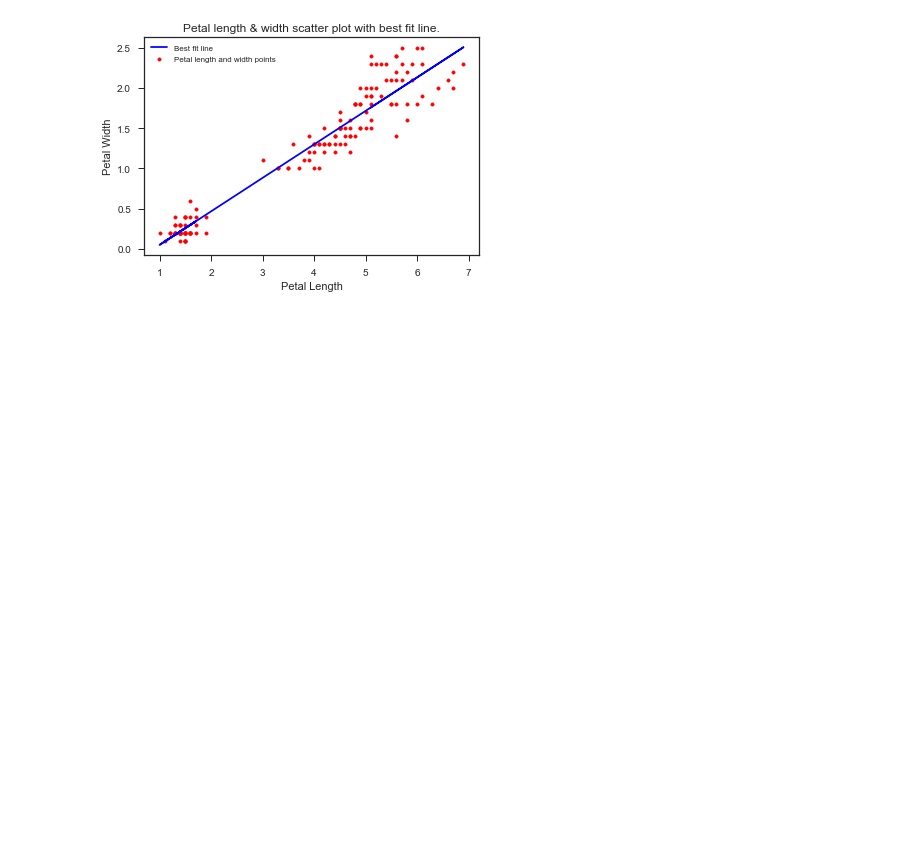
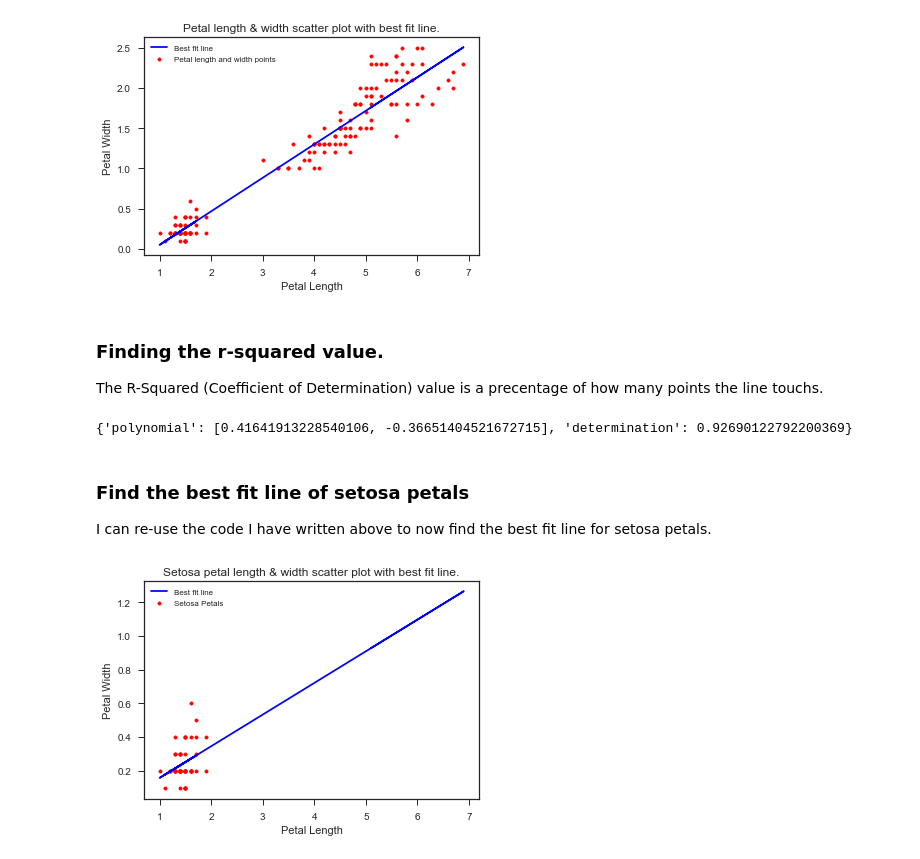
Before and after one commit to ImErvin/JupyterPyplotNumpy-Problem-Sheet, a Jupyter notebook: IrisNotebook.ipynb, the cells around one changed output. Drawn from its saved outputs; the diff is of its cells as text; code cells hidden in the pictures; blank space fills up the shorter version.

Commit message:
Retrieved r^2 using formula and drew the best fit line of setosa petals

```diff
--- a/IrisNotebook.ipynb
+++ b/IrisNotebook.ipynb
@@ -203,3 +203,61 @@ plt.show()
 # %% [output]
 Best slope: 0.4164194 and cost: -0.3665144
 [figure]
+# %% [markdown]
+### Finding the r-squared value.
+
+The R-Squared (Coefficient of Determination) value is a precentage of how many points the line touchs.
+# %%
+# Adpated code from - https://stackoverflow.com/questions/893657/how-do-i-calculate-r-squared-using-python-and-numpy
+# Polynomial Regression
+def polyfit(x, y, degree):
+    results = {}
+
+    # Finding the coefficient
+    coeffs = np.polyfit(x, y, degree)
+
+     # Polynomial Coefficients
+    results['polynomial'] = coeffs.tolist()
+
+    # r-squared
+    p = np.poly1d(coeffs)
+    # fit values, and mean
+    yhat = p(x)                      # or [p(z) for z in x]
+    ybar = np.sum(y)/len(y)          # or sum(y)/len(y)
+    ssreg = np.sum((yhat-ybar)**2)   # or sum([ (yihat - ybar)**2 for yihat in yhat])
+    sstot = np.sum((y - ybar)**2)    # or sum([ (yi - ybar)**2 for yi in y])
+    results['determination'] = ssreg / sstot
+
+    return results
+
+print(polyfit(petal_L, petal_W, 1))
+# %% [output]
+{'polynomial': [0.41641913228540106, -0.36651404521672715], 'determination': 0.92690122792200369}
+# %% [markdown]
+### Find the best fit line of setosa petals
+
+I can re-use the code I have written above to now find the best fit line for setosa petals.
+# %%
+# Re-use the class to create a petal class - feed it 0-49 lengths and widths
+setosaPetalClass = Iris([x for x in petal_L[0:49:1]],[y for y in petal_W[0:49:1]],"r","Setosa Petals")
+
+# Re-use the addScatter to create the points on thep lot
+addScatters(setosaPetalClass)
+
+# Get the x and y lists for the best line calculation
+setosaPetalX = setosaPetalClass.getX()
+setosaPetalY = setosaPetalClass.getY()
+
+# Calculate the best line
+bestFitLine = np.polyfit(setosaPetalX, setosaPetalY, 1)
+
+#
+plt.plot(petal_L, bestFitLine[0] * petal_L + bestFitLine[1], 'b-', label='Best fit line')
+
+plt.xlabel('Petal Length')
+plt.ylabel('Petal Width')
+plt.title('Setosa petal length & width scatter plot with best fit line.')
+plt.legend(loc='best', numpoints=1, ncol=1, fontsize=8)
+plt.show()
+# %% [output]
+[figure, added]
```
Also changed, not shown: parts of 1 cell of this notebook.
